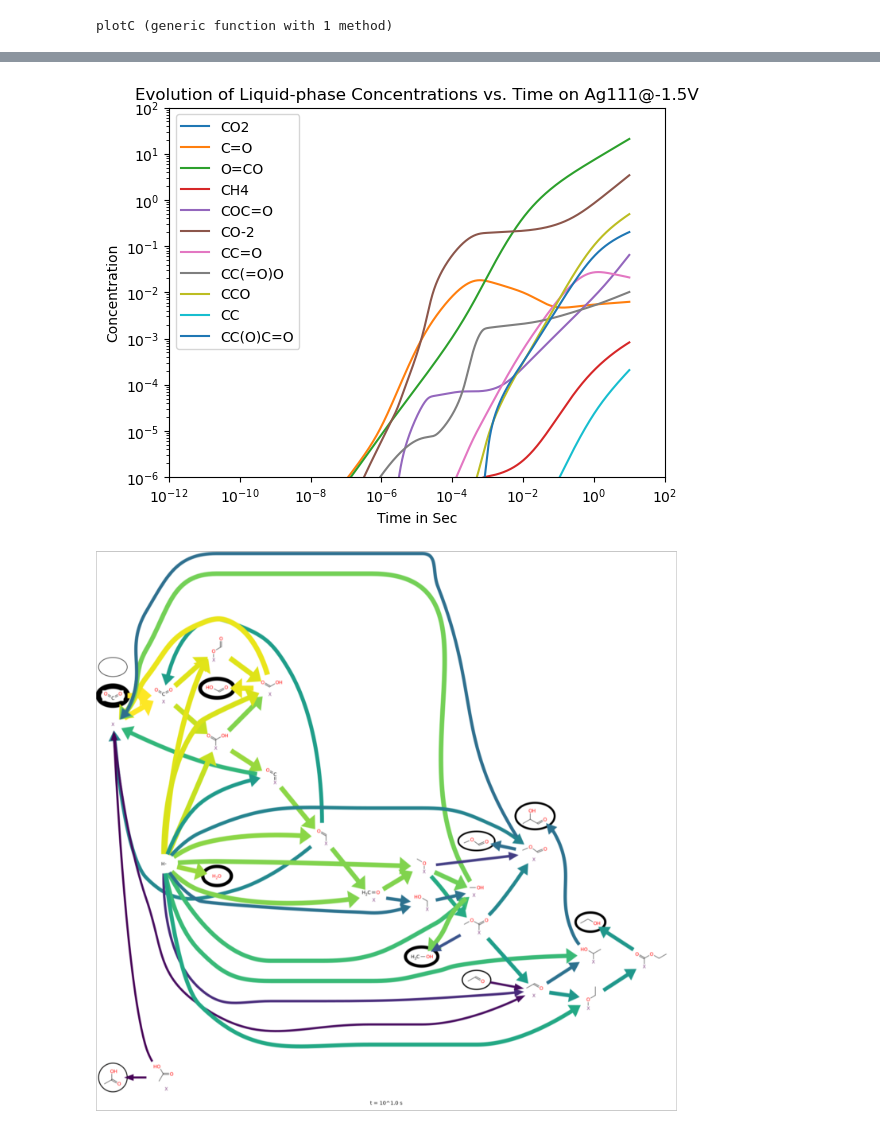
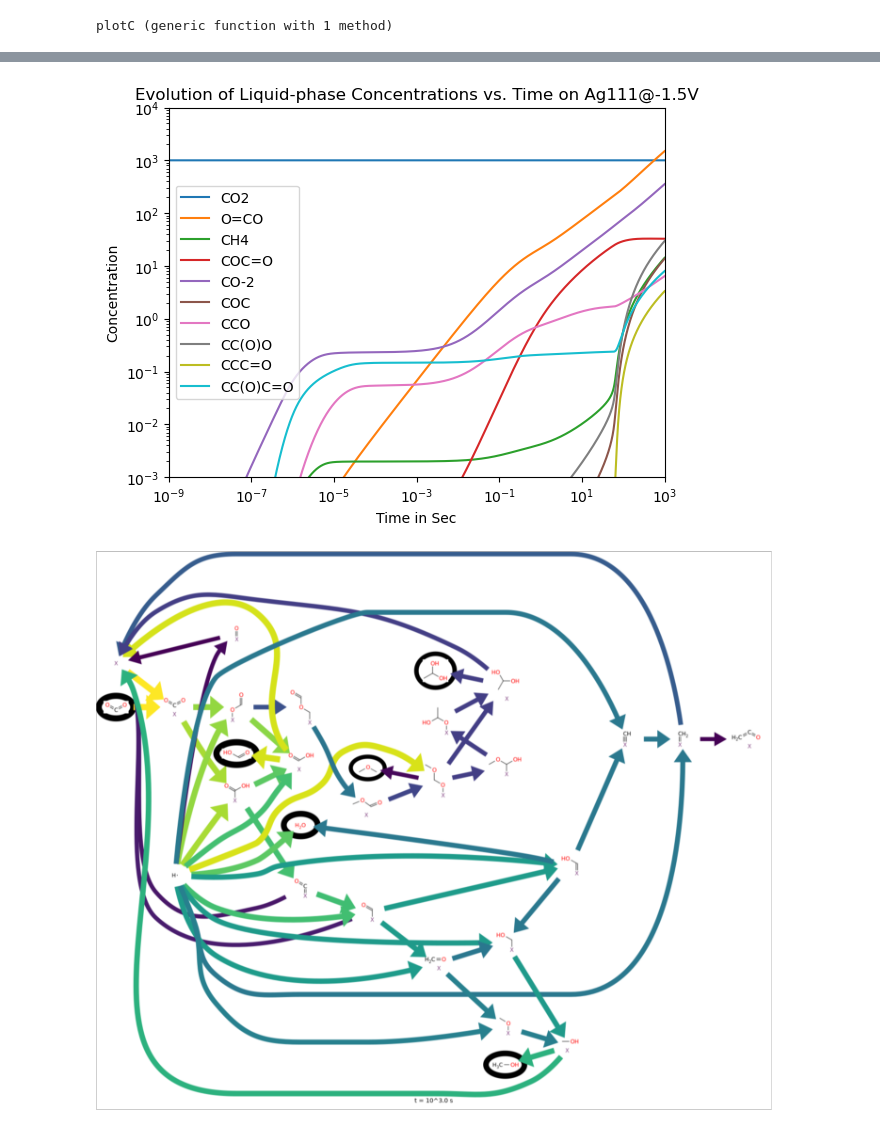
Before and after one commit to rwest/CO2_RR_RMG, a Jupyter notebook: CO2_Reduction_Ag/CO2RR_RMS_2.ipynb, the cells around one changed output, grey strips where cells are left out. Cells and saved outputs as stored; diff of their text form; code cells hidden in the pictures.

```diff
--- a/CO2_Reduction_Ag/CO2RR_RMS_2.ipynb
+++ b/CO2_Reduction_Ag/CO2RR_RMS_2.ipynb
@@ -35,7 +35,7 @@ initialcondssurf = Dict(["CO2X"=>0.4*sitedensity*AVratio,
         "CH2O2X"=>0.05*sitedensity*AVratio,
         "CHOX"=>0.04*sitedensity*AVratio,
         "CH2OX"=>0.01*sitedensity*AVratio,
-        "A"=>1.0*AVratio,"T"=>300,"Phi"=>-1.0]);
+        "A"=>1.0*AVratio,"T"=>300,"Phi"=>-1.5]);
 # %%
 domainliq,y0liq,pliq = ConstantTVDomain(phase=liq,
     initialconds=initialcondsliq,constantspecies=["proton","CO2"]);
@@ -136,18 +136,18 @@ gcf()
 # %%
 exclude_species = ["H2O"]
-plotC(ssys.sims[1], 1e-3, 1e1, exclude_species)
+plotC(ssys.sims[1], 1, 1e3, exclude_species)
 xscale("log")
 yscale("log")
-xlim(1e-12, 1e2)
-ylim(1e-6, 1e2)
+xlim(1e-9, 1e3)
+ylim(1e-3, 1e4)
 title("Evolution of Liquid-phase Concentrations vs. Time on Ag111@-1.5V")
 gcf()
 # %% [output]
-[figure, old version]
+[figure, new version]
 # %%
-getfluxdiagram(ssys,10;speciesratetolerance=1e-6)
+getfluxdiagram(ssys,1e3;speciesratetolerance=1e-6)
 # %% [output]
-[figure, old version]
+[figure, new version]
 # %%
 println(ssys.names)
 # %%
```
Also changed, not shown: parts of 9 cells of this notebook, 3 other files.
